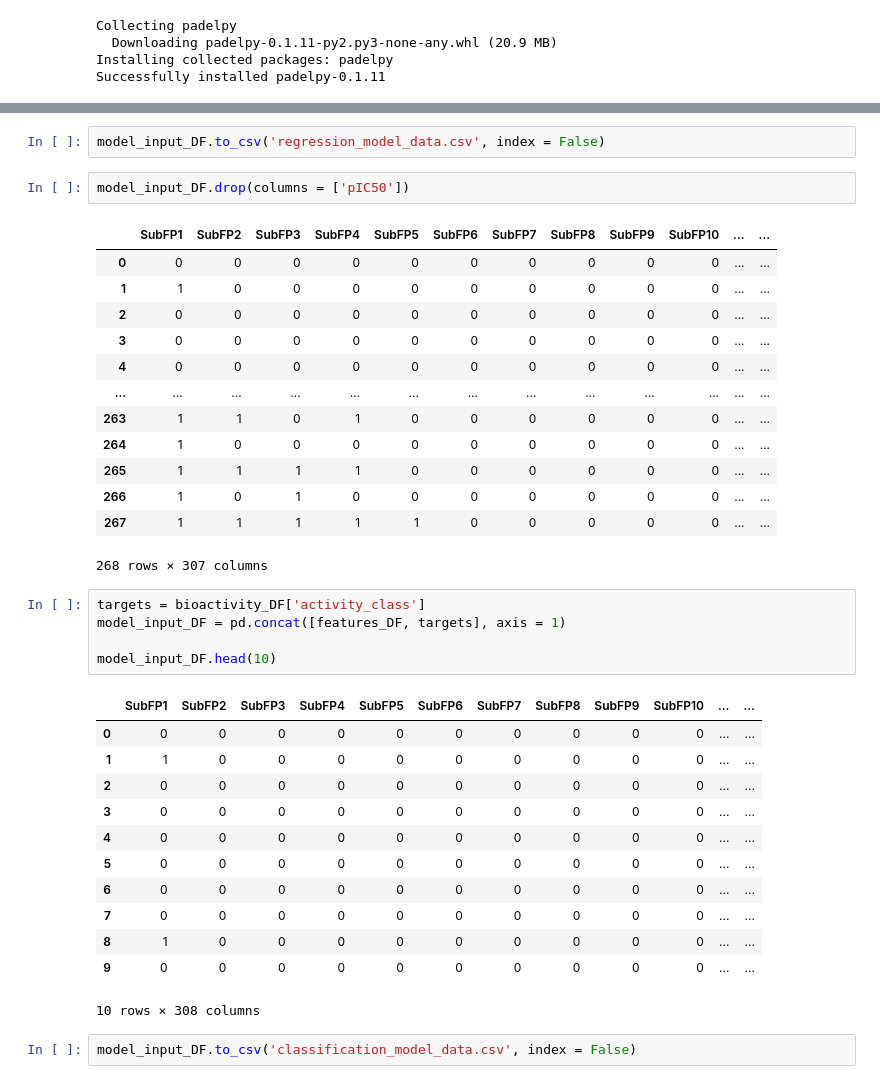
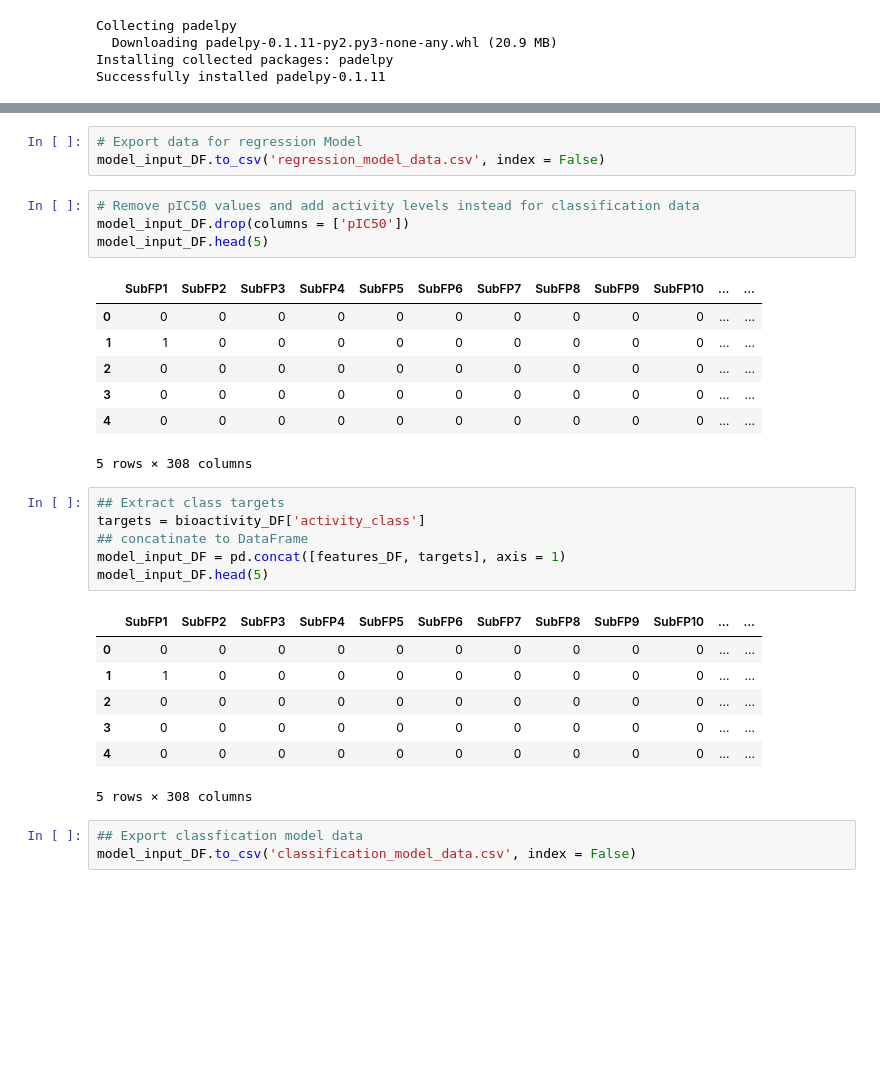
Before and after one commit to mehdimerbah/CompDrugDiscovery, a Jupyter notebook: DescriptorCalculation.ipynb, the cells around one changed output, grey strips where cells are left out. Cells and saved outputs as stored; diff of their text form; blank space fills up the shorter version.

```diff
--- a/DescriptorCalculation.ipynb
+++ b/DescriptorCalculation.ipynb
@@ -175,38 +178,32 @@ Warning: Total number of columns (308) exceeds max_columns (20) limiting to firs
 # %%
+# Export data for regression Model
 model_input_DF.to_csv('regression_model_data.csv', index = False)
-# %%
-model_input_DF.drop(columns = ['pIC50'])
-# %% [output]
-|  | SubFP1 | SubFP2 | SubFP3 | SubFP4 | SubFP5 | SubFP6 | SubFP7 | SubFP8 | SubFP9 | SubFP10 | ... | ... |
-| 0 | 0 | 0 | 0 | 0 | 0 | 0 | 0 | 0 | 0 | 0 | ... | ... |
-| 1 | 1 | 0 | 0 | 0 | 0 | 0 | 0 | 0 | 0 | 0 | ... | ... |
-| 2 | 0 | 0 | 0 | 0 | 0 | 0 | 0 | 0 | 0 | 0 | ... | ... |
-| 3 | 0 | 0 | 0 | 0 | 0 | 0 | 0 | 0 | 0 | 0 | ... | ... |
-| 4 | 0 | 0 | 0 | 0 | 0 | 0 | 0 | 0 | 0 | 0 | ... | ... |
-| ... | ... | ... | ... | ... | ... | ... | ... | ... | ... | ... | ... | ... |
-| 263 | 1 | 1 | 0 | 1 | 0 | 0 | 0 | 0 | 0 | 0 | ... | ... |
-| 264 | 1 | 0 | 0 | 0 | 0 | 0 | 0 | 0 | 0 | 0 | ... | ... |
-| 265 | 1 | 1 | 1 | 1 | 0 | 0 | 0 | 0 | 0 | 0 | ... | ... |
-| 266 | 1 | 0 | 1 | 0 | 0 | 0 | 0 | 0 | 0 | 0 | ... | ... |
-| 267 | 1 | 1 | 1 | 1 | 1 | 0 | 0 | 0 | 0 | 0 | ... | ... |
-268 rows × 307 columns
+# %%
+# Remove pIC50 values and add activity levels instead for classification data
+model_input_DF.drop(columns = ['pIC50'])
+model_input_DF.head(5)
+# %% [output]
+|  | SubFP1 | SubFP2 | SubFP3 | SubFP4 | SubFP5 | SubFP6 | SubFP7 | SubFP8 | SubFP9 | SubFP10 | ... | ... |
+| 0 | 0 | 0 | 0 | 0 | 0 | 0 | 0 | 0 | 0 | 0 | ... | ... |
+| 1 | 1 | 0 | 0 | 0 | 0 | 0 | 0 | 0 | 0 | 0 | ... | ... |
+| 2 | 0 | 0 | 0 | 0 | 0 | 0 | 0 | 0 | 0 | 0 | ... | ... |
+| 3 | 0 | 0 | 0 | 0 | 0 | 0 | 0 | 0 | 0 | 0 | ... | ... |
+| 4 | 0 | 0 | 0 | 0 | 0 | 0 | 0 | 0 | 0 | 0 | ... | ... |
+5 rows × 308 columns
 # %%
+## Extract class targets
 targets = bioactivity_DF['activity_class']
+## concatinate to DataFrame
 model_input_DF = pd.concat([features_DF, targets], axis = 1)
-
-model_input_DF.head(10)
+model_input_DF.head(5)
 # %% [output]
 |  | SubFP1 | SubFP2 | SubFP3 | SubFP4 | SubFP5 | SubFP6 | SubFP7 | SubFP8 | SubFP9 | SubFP10 | ... | ... |
 | 0 | 0 | 0 | 0 | 0 | 0 | 0 | 0 | 0 | 0 | 0 | ... | ... |
 | 1 | 1 | 0 | 0 | 0 | 0 | 0 | 0 | 0 | 0 | 0 | ... | ... |
 | 2 | 0 | 0 | 0 | 0 | 0 | 0 | 0 | 0 | 0 | 0 | ... | ... |
 | 3 | 0 | 0 | 0 | 0 | 0 | 0 | 0 | 0 | 0 | 0 | ... | ... |
 | 4 | 0 | 0 | 0 | 0 | 0 | 0 | 0 | 0 | 0 | 0 | ... | ... |
-| 5 | 0 | 0 | 0 | 0 | 0 | 0 | 0 | 0 | 0 | 0 | ... | ... |
-| 6 | 0 | 0 | 0 | 0 | 0 | 0 | 0 | 0 | 0 | 0 | ... | ... |
-| 7 | 0 | 0 | 0 | 0 | 0 | 0 | 0 | 0 | 0 | 0 | ... | ... |
-| 8 | 1 | 0 | 0 | 0 | 0 | 0 | 0 | 0 | 0 | 0 | ... | ... |
-| 9 | 0 | 0 | 0 | 0 | 0 | 0 | 0 | 0 | 0 | 0 | ... | ... |
-10 rows × 308 columns
+5 rows × 308 columns
 # %%
+## Export classfication model data
 model_input_DF.to_csv('classification_model_data.csv', index = False)
```
Also changed, not shown: parts of 23 cells of this notebook.
